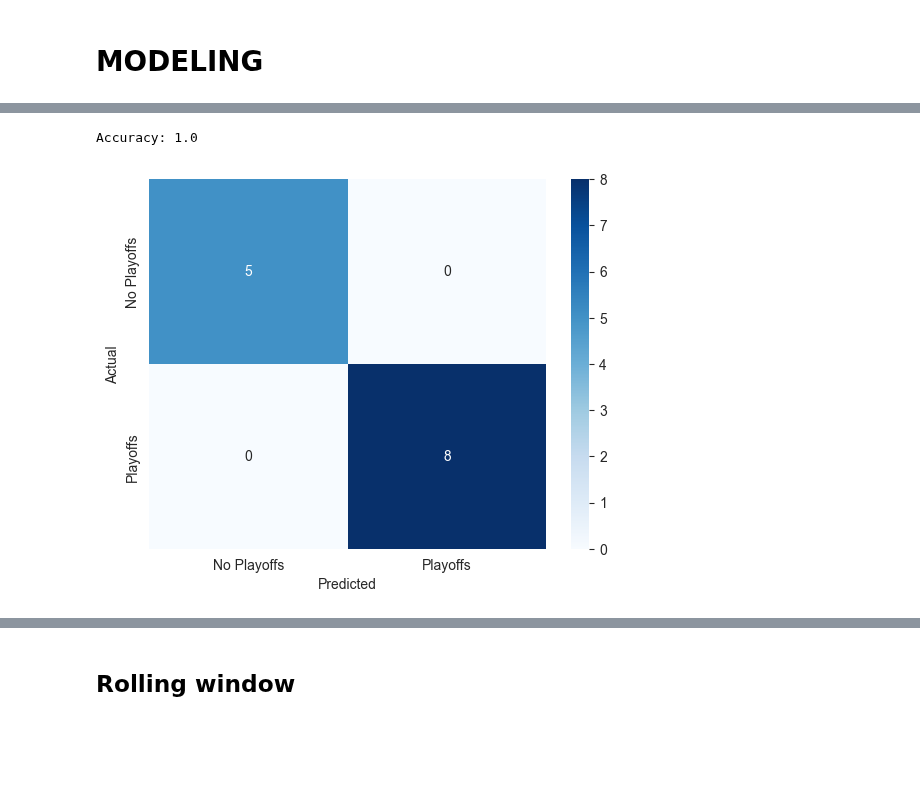
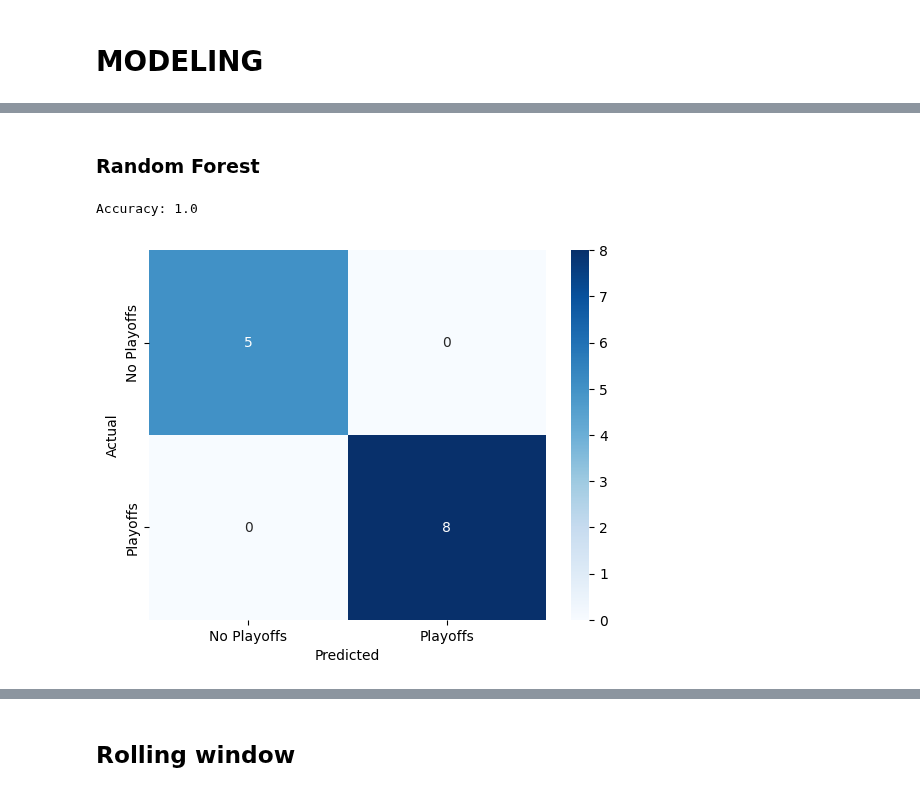
Before and after one commit to jogp10/WnbaPlayoffsPredicting, a Jupyter notebook: notebooks/modelling.ipynb, the cells around one changed output, grey strips where cells are left out. Drawn from its saved outputs; the diff is of its cells as text; code cells hidden in the pictures; blank space fills up the shorter version.

```diff
--- a/notebooks/modelling.ipynb
+++ b/notebooks/modelling.ipynb
@@ -56,0 +67,7 @@ coaches_df
+# %%
+#CONSTANTS
+
+TARGET_NAMES = ['No Playoffs', 'Playoffs']
+
+#see all null values in teams_df
+teams_df.isnull().sum()
@@ -109,39 +140,18 @@ dtype: int64
+# %% [markdown]
+### Random Forest
 # %%
-# run a tree decision classifier
-from sklearn.tree import DecisionTreeClassifier
-from sklearn.metrics import accuracy_score, confusion_matrix
-import matplotlib.pyplot as plt
-from sklearn.tree import plot_tree
-from sklearn.ensemble import RandomForestClassifier
-
-
-# Split the data into features and target label
-target_names = ['No Playoffs', 'Playoffs']
-
 y_train = teams_train_df['playoff']
 y_test = teams_test_df['playoff']
 X_train = teams_train_df.drop(['playoff', 'year', 'tmID', 'firstRound', 'semis', 'finals'], axis=1)
 X_test = teams_test_df.drop(['playoff', 'year', 'tmID', 'firstRound', 'semis', 'finals'], axis=1)
 
 if USE_MERGED_DATA:
     X_train = X_train.drop(['W_post', 'L_post'], axis=1)
     X_test = X_test.drop(['W_post', 'L_post'], axis=1)
 
 clf = RandomForestClassifier()
 
-# Fit the classifier on the training data
-clf.fit(X_train, y_train)
-
-# Make predictions on the test data
-y_pred = clf.predict(X_test)
-
-# Calculate the accuracy of the classifier
-accuracy = accuracy_score(y_test, y_pred)
-print("Accuracy:", accuracy)
-
-# Create a confusion matrix to evaluate the model and print with labels
-cm = confusion_matrix(y_test, y_pred)
-print_confusion_matrix(cm, target_names)
+y_pred = print_results(clf, X_train, X_test, y_train, y_test)
 # %% [output]
 Accuracy: 1.0
-[figure, old version]
+[figure, new version]
```
Also changed, not shown: parts of 32 cells of this notebook.
